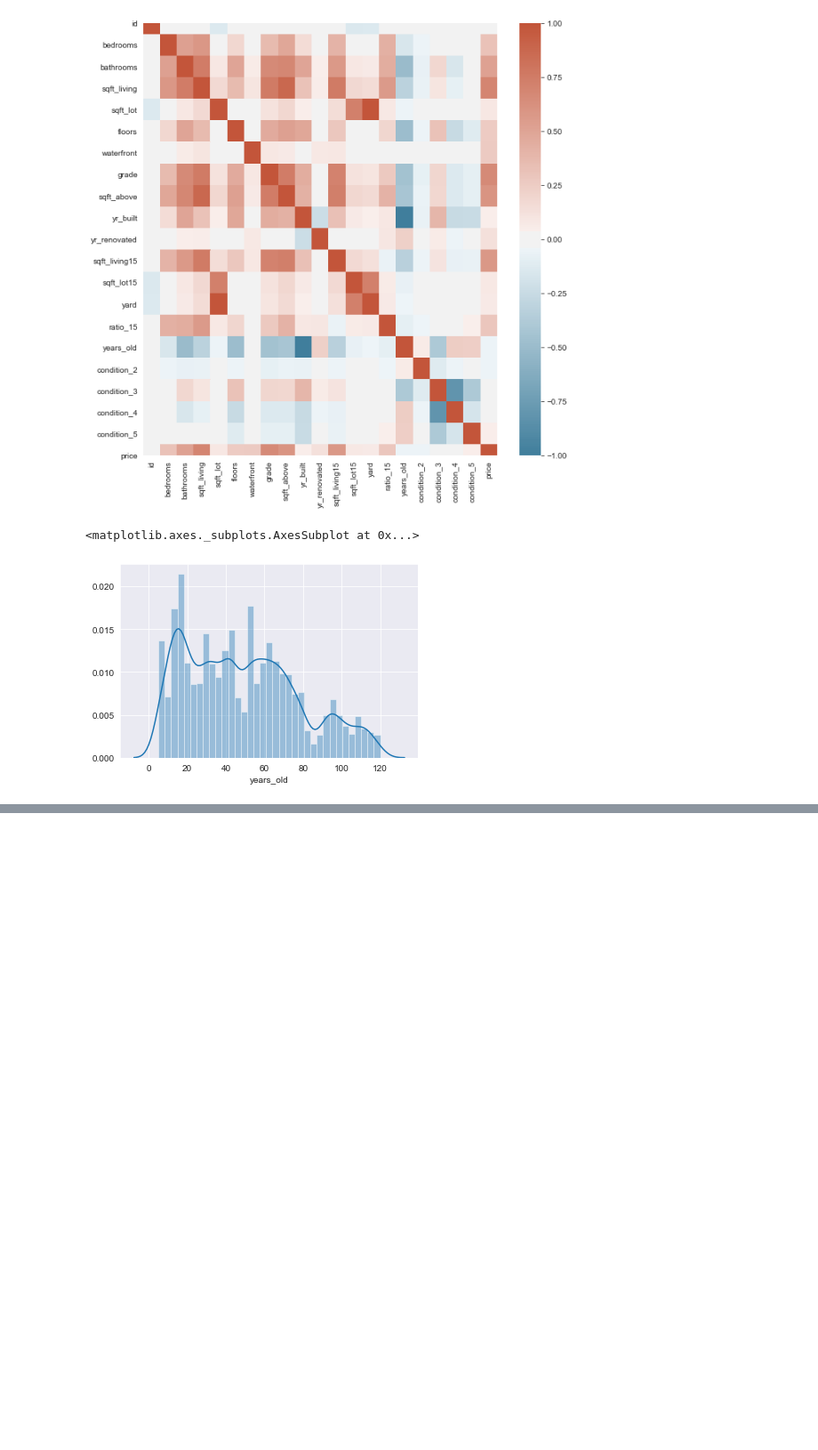
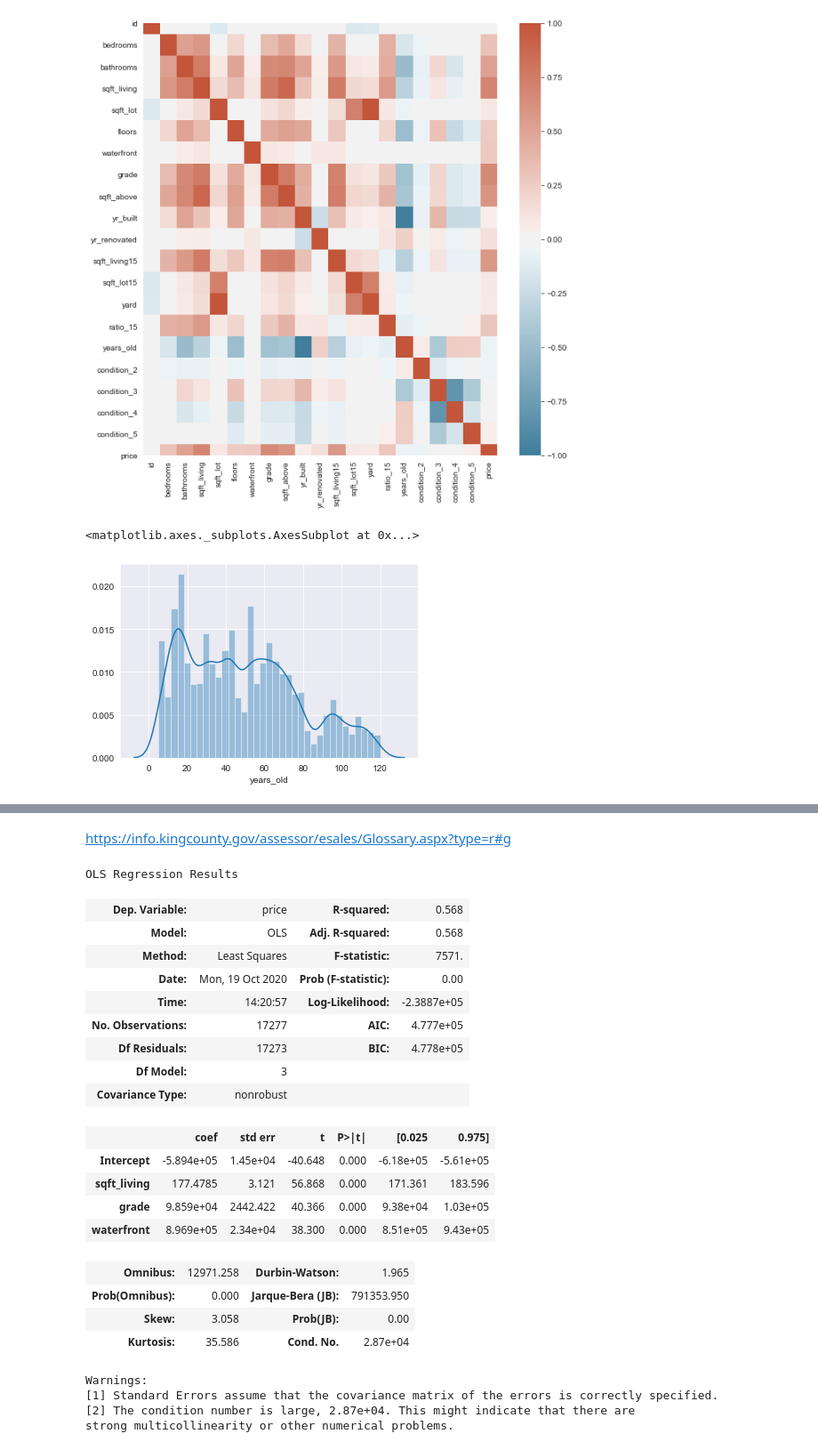
Before and after one commit to griffinhundley/predicting-housing-prices, a Jupyter notebook: data-cleaning.ipynb, the cells around one changed output, grey strips where cells are left out. Shown at 89% size. Drawn from its saved outputs; the diff is of its cells as text; code cells hidden in the pictures; blank space fills up the shorter version.

```diff
--- a/data-cleaning.ipynb
+++ b/data-cleaning.ipynb
@@ -147,0 +184,32 @@ strong multicollinearity or other numerical problems.
+# %% [markdown]
+https://info.kingcounty.gov/assessor/esales/Glossary.aspx?type=r#g
+# %%
+formula = "price ~ sqft_living + grade + waterfront"
+data_ols = pd.concat([X_train, y_train], axis = 1)
+
+model_four = ols(formula= formula, data= data_ols).fit()
+model_four.summary()
+# %% [output]
+OLS Regression Results
+| Dep. Variable: | price | R-squared: | 0.568 |
+| Model: | OLS | Adj. R-squared: | 0.568 |
+| Method: | Least Squares | F-statistic: | 7571. |
+| Date: | Mon, 19 Oct 2020 | Prob (F-statistic): | 0.00 |
+| Time: | 14:20:57 | Log-Likelihood: | -2.3887e+05 |
+| No. Observations: | 17277 | AIC: | 4.777e+05 |
+| Df Residuals: | 17273 | BIC: | 4.778e+05 |
+| Df Model: | 3 |  |  |
+| Covariance Type: | nonrobust |  |  |
+|  | coef | std err | t | P>|t| | [0.025 | 0.975] |
+| Intercept | -5.894e+05 | 1.45e+04 | -40.648 | 0.000 | -6.18e+05 | -5.61e+05 |
+| sqft_living | 177.4785 | 3.121 | 56.868 | 0.000 | 171.361 | 183.596 |
+| grade | 9.859e+04 | 2442.422 | 40.366 | 0.000 | 9.38e+04 | 1.03e+05 |
+| waterfront | 8.969e+05 | 2.34e+04 | 38.300 | 0.000 | 8.51e+05 | 9.43e+05 |
+| Omnibus: | 12971.258 | Durbin-Watson: | 1.965 |
+| Prob(Omnibus): | 0.000 | Jarque-Bera (JB): | 791353.950 |
+| Skew: | 3.058 | Prob(JB): | 0.00 |
+| Kurtosis: | 35.586 | Cond. No. | 2.87e+04 |
+Warnings:
+[1] Standard Errors assume that the covariance matrix of the errors is correctly specified.
+[2] The condition number is large, 2.87e+04. This might indicate that there are
+strong multicollinearity or other numerical problems.
```
Also changed, not shown: parts of 8 cells of this notebook, 1 other file.
